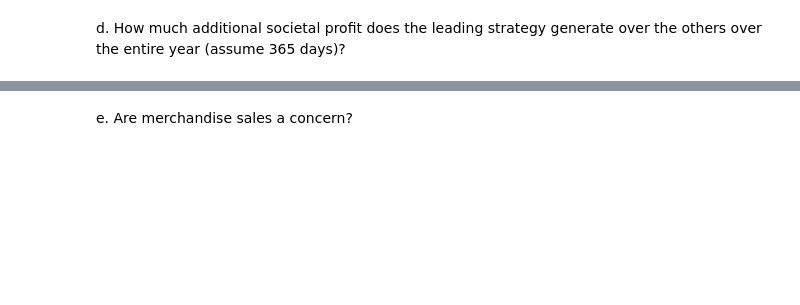
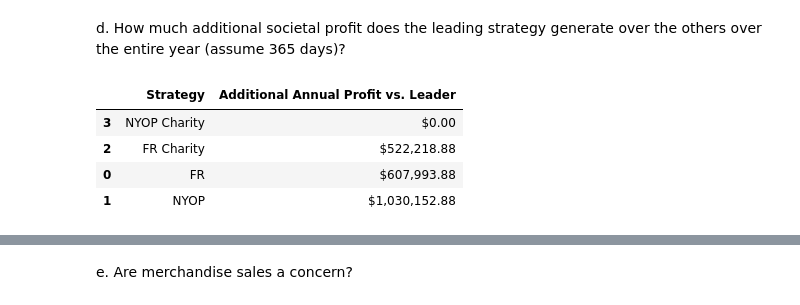
Before and after one commit to rsm-haz161/MGTA453-CaseStudy, a Jupyter notebook: Shared_Social_Responsibility.ipynb, the cells around one changed output, grey strips where cells are left out. Saved outputs shown, nothing was run; the diff lists cells and outputs as text; code cells hidden in the pictures; blank space fills up the shorter version.

```diff
--- a/Shared_Social_Responsibility.ipynb
+++ b/Shared_Social_Responsibility.ipynb
@@ -88,2 +181,21 @@ c. Now think about the additional value created by the **FR Charity** and **NYOP
 # %% [markdown]
 d. How much additional societal profit does the leading strategy generate over the others over the entire year (assume 365 days)?
+# %%
+# Author: Zixiao Ma
+# identify the leading daily profit
+leading_daily_profit = results["Daily Society Profit"].max()
+results["Additional Annual Profit vs. Leader"] = (
+    leading_daily_profit - results["Daily Society Profit"]
+) * 365
+# sort result by daily society profit and only keep additional profit
+results_2 = results.sort_values("Daily Society Profit", ascending=False).round(2)[
+    ["Strategy", "Additional Annual Profit vs. Leader"]
+]
+
+display(results_2.style.format({"Additional Annual Profit vs. Leader": "${:,.2f}"}))
+# %% [output]
+|  | Strategy | Additional Annual Profit vs. Leader |
+| 3 | NYOP Charity | $0.00 |
+| 2 | FR Charity | $522,218.88 |
+| 0 | FR | $607,993.88 |
+| 1 | NYOP | $1,030,152.88 |
```
Also changed, not shown: parts of 10 cells of this notebook.
